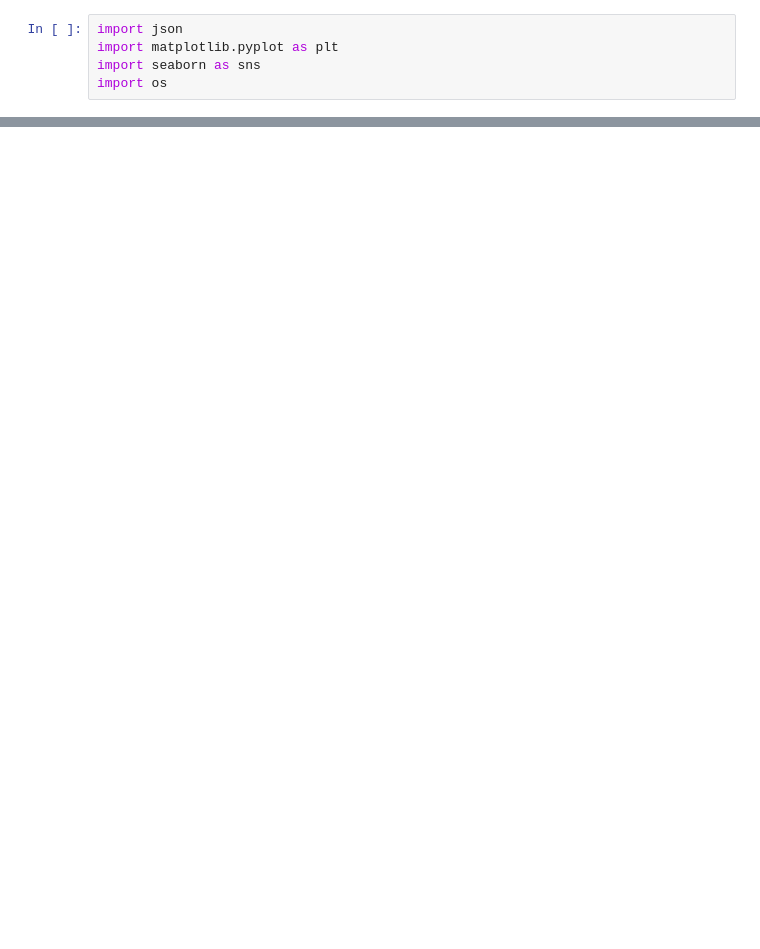
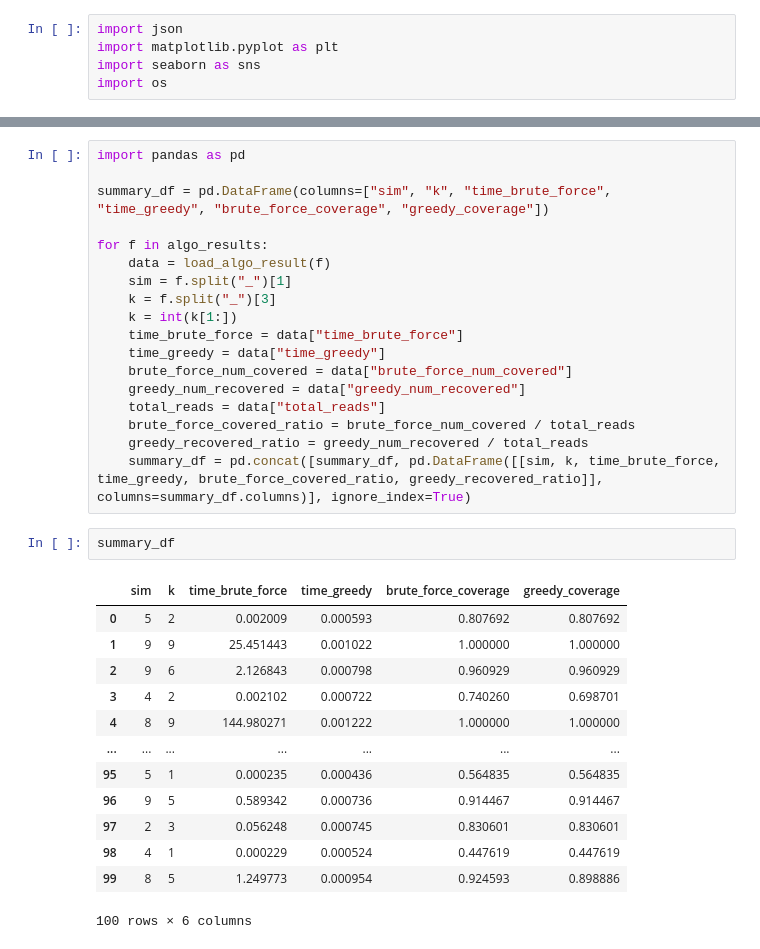
Before and after one commit to xbh0403/CSE_282_Project, a Jupyter notebook: jupyter_notebooks/plots.ipynb, the cells around one changed output, grey strips where cells are left out. Saved outputs shown, nothing was run; the diff lists cells and outputs as text; blank space fills up the shorter version.

```diff
--- a/jupyter_notebooks/plots.ipynb
+++ b/jupyter_notebooks/plots.ipynb
@@ -71,0 +213,34 @@ fig.savefig("final_score_frequency.png", dpi=400)
+# %%
+import pandas as pd
+
+summary_df = pd.DataFrame(columns=["sim", "k", "time_brute_force", "time_greedy", "brute_force_coverage", "greedy_coverage"])
+
+for f in algo_results:
+    data = load_algo_result(f)
+    sim = f.split("_")[1]
+    k = f.split("_")[3]
+    k = int(k[1:])
+    time_brute_force = data["time_brute_force"]
+    time_greedy = data["time_greedy"]
+    brute_force_num_covered = data["brute_force_num_covered"]
+    greedy_num_recovered = data["greedy_num_recovered"]
+    total_reads = data["total_reads"]
+    brute_force_covered_ratio = brute_force_num_covered / total_reads
+    greedy_recovered_ratio = greedy_num_recovered / total_reads
+    summary_df = pd.concat([summary_df, pd.DataFrame([[sim, k, time_brute_force, time_greedy, brute_force_covered_ratio, greedy_recovered_ratio]], columns=summary_df.columns)], ignore_index=True)
+# %%
+summary_df
+# %% [output]
+|  | sim | k | time_brute_force | time_greedy | brute_force_coverage | greedy_coverage |
+| 0 | 5 | 2 | 0.002009 | 0.000593 | 0.807692 | 0.807692 |
+| 1 | 9 | 9 | 25.451443 | 0.001022 | 1.000000 | 1.000000 |
+| 2 | 9 | 6 | 2.126843 | 0.000798 | 0.960929 | 0.960929 |
+| 3 | 4 | 2 | 0.002102 | 0.000722 | 0.740260 | 0.698701 |
+| 4 | 8 | 9 | 144.980271 | 0.001222 | 1.000000 | 1.000000 |
+| ... | ... | ... | ... | ... | ... | ... |
+| 95 | 5 | 1 | 0.000235 | 0.000436 | 0.564835 | 0.564835 |
+| 96 | 9 | 5 | 0.589342 | 0.000736 | 0.914467 | 0.914467 |
+| 97 | 2 | 3 | 0.056248 | 0.000745 | 0.830601 | 0.830601 |
+| 98 | 4 | 1 | 0.000229 | 0.000524 | 0.447619 | 0.447619 |
+| 99 | 8 | 5 | 1.249773 | 0.000954 | 0.924593 | 0.898886 |
+100 rows × 6 columns
```
Also changed, not shown: parts of 20 cells of this notebook, 7 other files.
